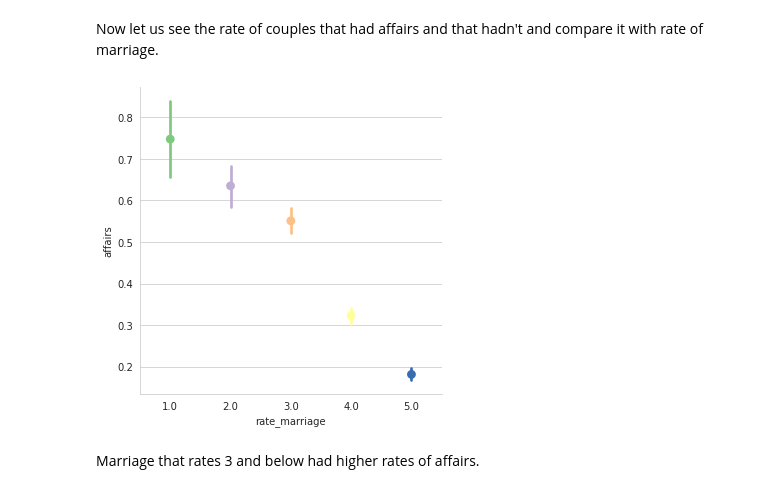
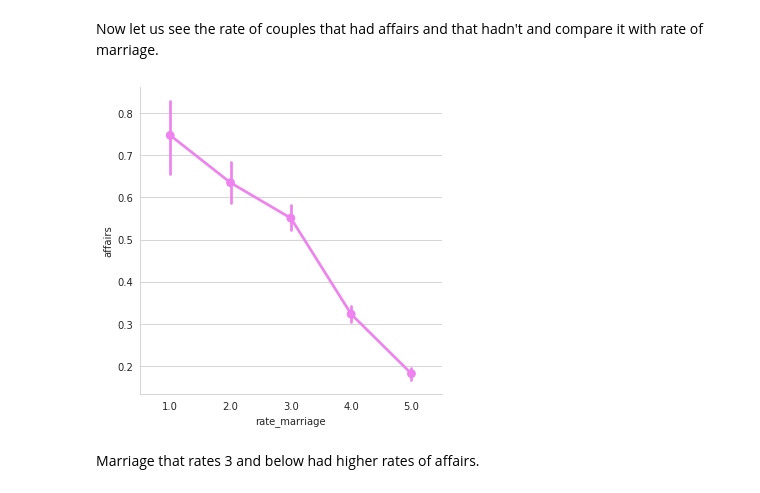
Before and after one commit to albinjohn366/DataScience_Tutorials, a Jupyter notebook: Logistic_Regression.ipynb, the cells around one changed output. Drawn from its saved outputs; the diff is of its cells as text; code cells hidden in the pictures.

```diff
--- a/Logistic_Regression.ipynb
+++ b/Logistic_Regression.ipynb
@@ -99,10 +99,10 @@ df.corr()
 # %% [markdown]
 Now let  us see the rate of couples that had affairs and that hadn't and compare it with rate of marriage.
 # %%
-sns.catplot(data=df, x='rate_marriage', kind='point', y='affairs', palette='Accent', legend=False)
+sns.catplot(data=df, x='rate_marriage', kind='point', y='affairs', color='violet', legend=False)
 plt.show()
 # %% [output]
-[figure, old version]
+[figure, new version]
 # %% [markdown]
 Marriage that rates 3 and below had higher rates of affairs.
 # %% [markdown]
```
Also changed, not shown: parts of 17 cells of this notebook.
